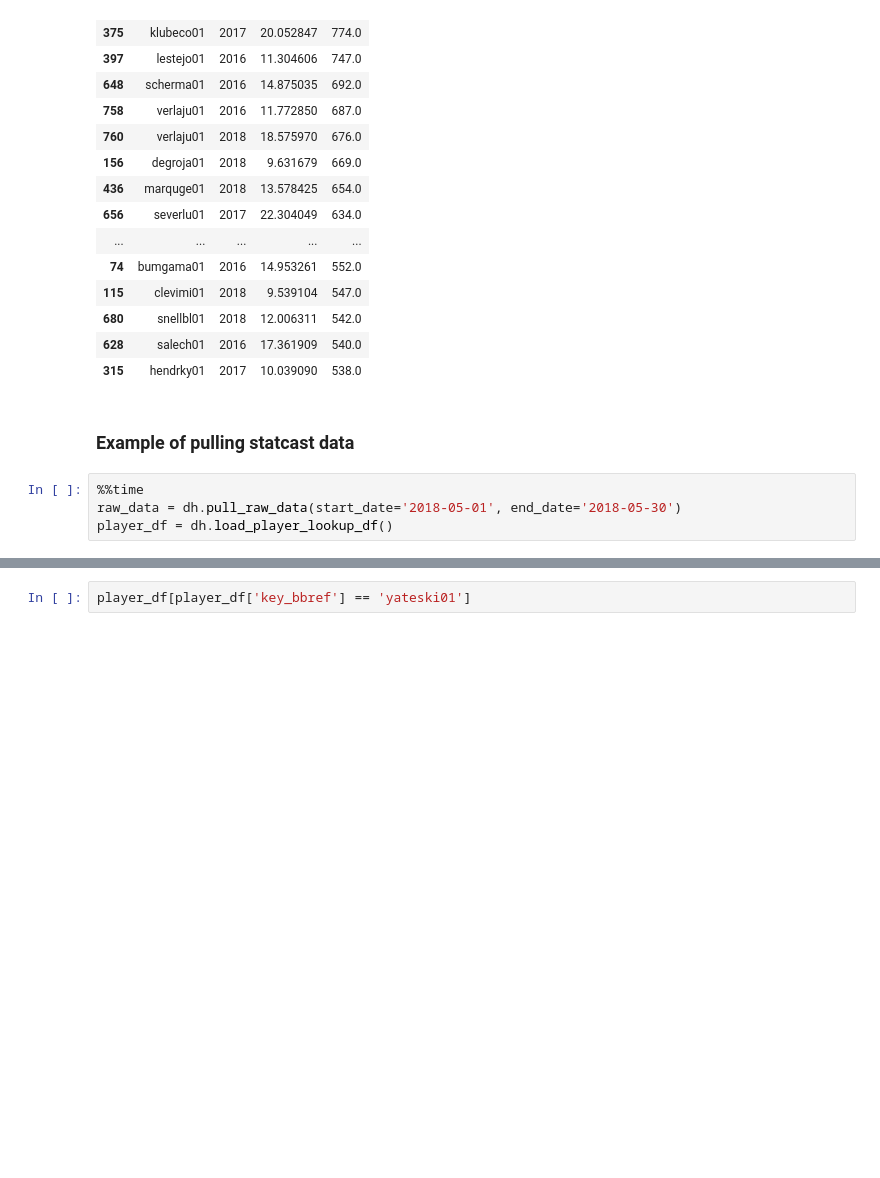
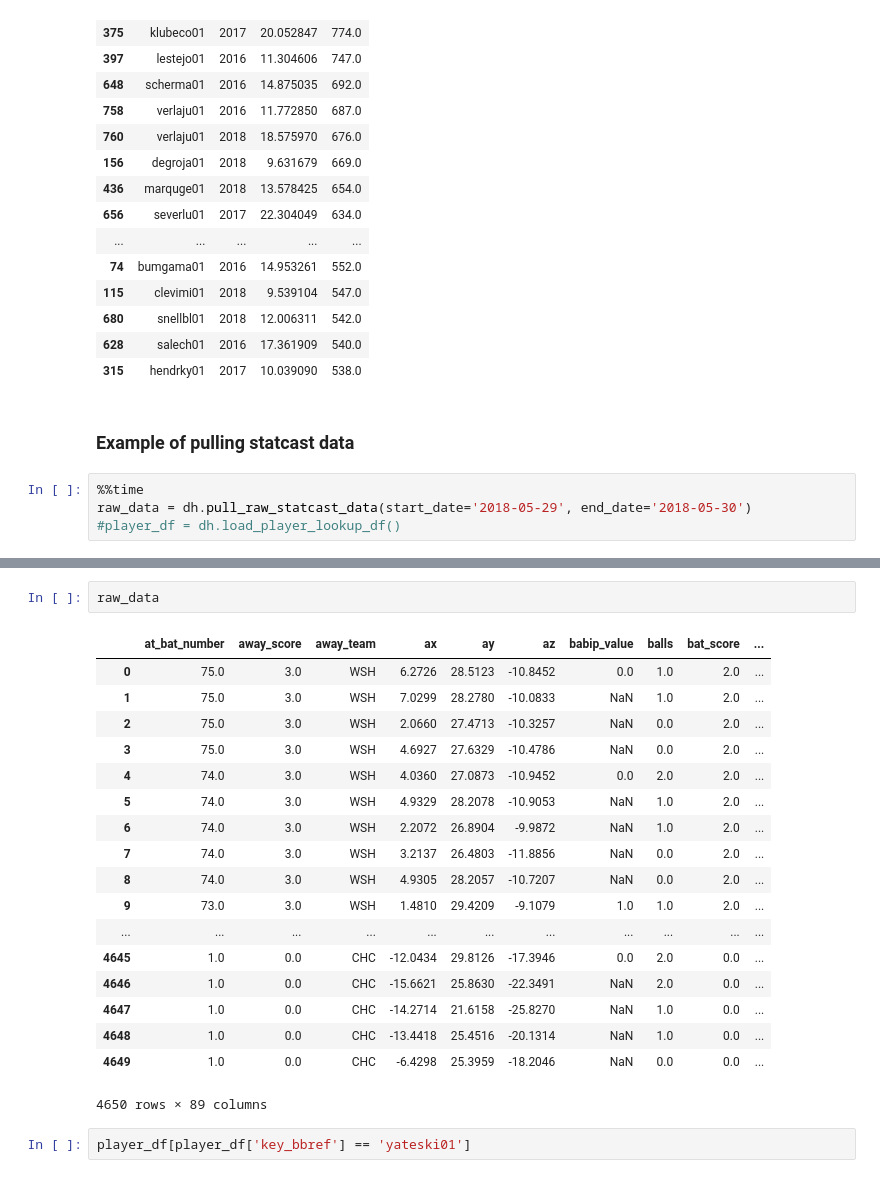
Before and after one commit to cdemundo/Baseball, a Jupyter notebook: Data Exploration.ipynb, the cells around one changed output, grey strips where cells are left out. Saved outputs shown, nothing was run; the diff lists cells and outputs as text; blank space fills up the shorter version.

```diff
--- a/Data Exploration.ipynb
+++ b/Data Exploration.ipynb
@@ -249,6 +265,6 @@ var_df.sort_values(by=['sum', 'std'], ascending=False)[0:25]
 <h3> Example of pulling statcast data </h3>
 # %%
 %%time
-raw_data = dh.pull_raw_data(start_date='2018-05-01', end_date='2018-05-30')
-player_df = dh.load_player_lookup_df()
+raw_data = dh.pull_raw_statcast_data(start_date='2018-05-29', end_date='2018-05-30')
+#player_df = dh.load_player_lookup_df()
 # %% [output]
@@ -256,3 +272,24 @@ Wall time: 10 s
+# %%
+raw_data
+# %% [output]
+|  | at_bat_number | away_score | away_team | ax | ay | az | babip_value | balls | bat_score | ... |
+| 0 | 75.0 | 3.0 | WSH | 6.2726 | 28.5123 | -10.8452 | 0.0 | 1.0 | 2.0 | ... |
+| 1 | 75.0 | 3.0 | WSH | 7.0299 | 28.2780 | -10.0833 | NaN | 1.0 | 2.0 | ... |
+| 2 | 75.0 | 3.0 | WSH | 2.0660 | 27.4713 | -10.3257 | NaN | 0.0 | 2.0 | ... |
+| 3 | 75.0 | 3.0 | WSH | 4.6927 | 27.6329 | -10.4786 | NaN | 0.0 | 2.0 | ... |
+| 4 | 74.0 | 3.0 | WSH | 4.0360 | 27.0873 | -10.9452 | 0.0 | 2.0 | 2.0 | ... |
+| 5 | 74.0 | 3.0 | WSH | 4.9329 | 28.2078 | -10.9053 | NaN | 1.0 | 2.0 | ... |
+| 6 | 74.0 | 3.0 | WSH | 2.2072 | 26.8904 | -9.9872 | NaN | 1.0 | 2.0 | ... |
+| 7 | 74.0 | 3.0 | WSH | 3.2137 | 26.4803 | -11.8856 | NaN | 0.0 | 2.0 | ... |
+| 8 | 74.0 | 3.0 | WSH | 4.9305 | 28.2057 | -10.7207 | NaN | 0.0 | 2.0 | ... |
+| 9 | 73.0 | 3.0 | WSH | 1.4810 | 29.4209 | -9.1079 | 1.0 | 1.0 | 2.0 | ... |
+| ... | ... | ... | ... | ... | ... | ... | ... | ... | ... | ... |
+| 4645 | 1.0 | 0.0 | CHC | -12.0434 | 29.8126 | -17.3946 | 0.0 | 2.0 | 0.0 | ... |
+| 4646 | 1.0 | 0.0 | CHC | -15.6621 | 25.8630 | -22.3491 | NaN | 2.0 | 0.0 | ... |
+| 4647 | 1.0 | 0.0 | CHC | -14.2714 | 21.6158 | -25.8270 | NaN | 1.0 | 0.0 | ... |
+| 4648 | 1.0 | 0.0 | CHC | -13.4418 | 25.4516 | -20.1314 | NaN | 1.0 | 0.0 | ... |
+| 4649 | 1.0 | 0.0 | CHC | -6.4298 | 25.3959 | -18.2046 | NaN | 0.0 | 0.0 | ... |
+4650 rows × 89 columns
 # %%
 player_df[player_df['key_bbref'] == 'yateski01']
 # %% [output]
```
Also changed, not shown: parts of 4 cells of this notebook, 4 other files.
